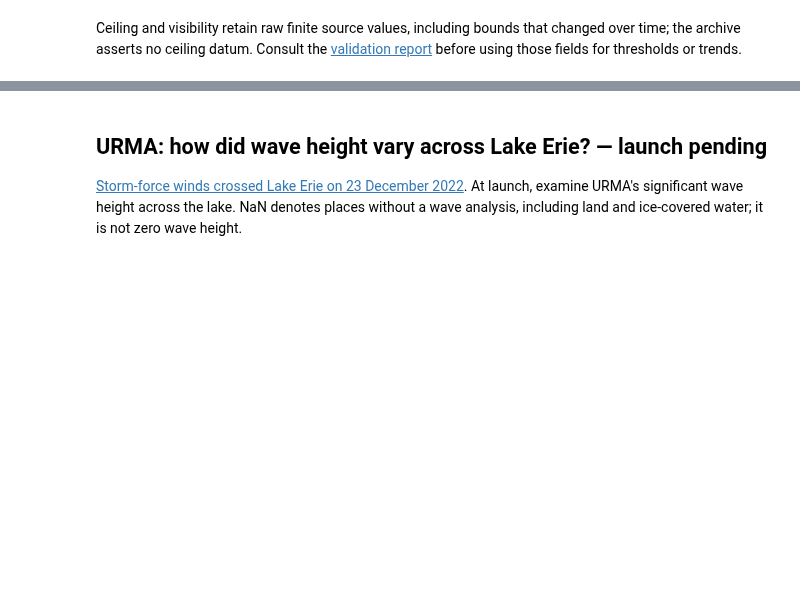
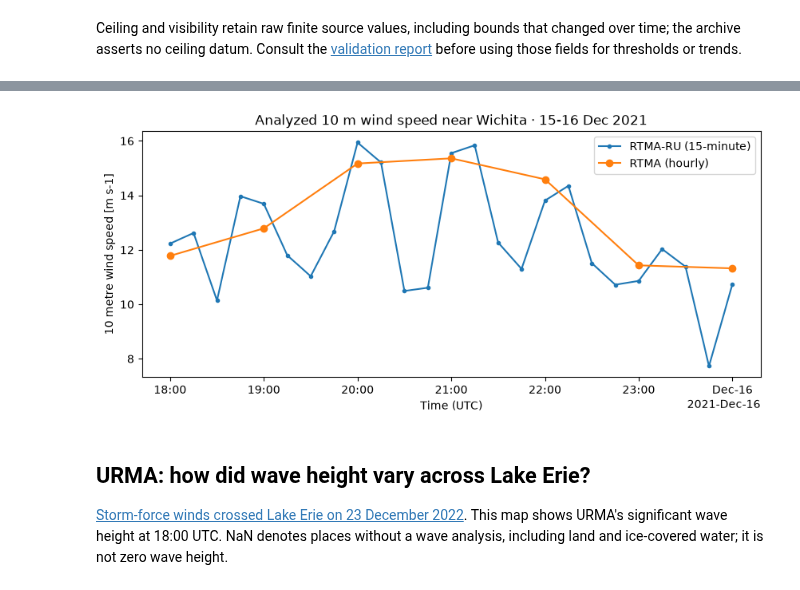
Before and after one commit to dynamical-org/notebooks, a Jupyter notebook: noaa-rtma-family.ipynb, the cells around one changed output, grey strips where cells are left out. Drawn from its saved outputs; the diff is of its cells as text; code cells hidden in the pictures; blank space fills up the shorter version.

Commit message:
Add executable RTMA-RU and URMA notebook examples

```diff
--- a/noaa-rtma-family.ipynb
+++ b/noaa-rtma-family.ipynb
@@ -149,0 +152,3 @@ The [15 December 2021 Plains wind event](https://www.weather.gov/ict/event_2021D
+# %%
+rtma_ru = dynamical_catalog.open("noaa-rtma-ru-analysis-virtual", chunks=None)
+rtma_ru
@@ -150,4 +173,31 @@ The [15 December 2021 Plains wind event](https://www.weather.gov/ict/event_2021D
+# %%
+ru_to_grid = Transformer.from_crs("EPSG:4326", rtma_ru.rio.crs, always_xy=True)
+ru_x, ru_y = ru_to_grid.transform(-97.33, 37.69)
+rtma_x, rtma_y = lon_lat_to_grid.transform(-97.33, 37.69)
+wind_window = slice("2021-12-15T18:00", "2021-12-16T00:00")
+
+ru_wind = (
+    rtma_ru["wind_speed_10m"]
+    .sel(time=wind_window)
+    .sel(x=ru_x, y=ru_y, method="nearest")
+    .load()
+)
+hourly_wind = (
+    rtma["wind_speed_10m"]
+    .sel(time=wind_window)
+    .sel(x=rtma_x, y=rtma_y, method="nearest")
+    .load()
+)
+
+fig, ax = plt.subplots(figsize=(10, 4))
+ru_wind.plot(ax=ax, marker=".", label="RTMA-RU (15-minute)")
+hourly_wind.plot(ax=ax, marker="o", label="RTMA (hourly)")
+ax.set_title("Analyzed 10 m wind speed near Wichita · 15-16 Dec 2021")
+ax.set_xlabel("Time (UTC)")
+ax.legend();
+# %% [output]
+[figure, added]
 # %% [markdown]
-## URMA: how did wave height vary across Lake Erie? — launch pending
+## URMA: how did wave height vary across Lake Erie?
 
-[Storm-force winds crossed Lake Erie on 23 December 2022](https://www.weather.gov/cle/event_Christmas_Blizzard_2022). At launch, examine URMA's significant wave height across the lake. NaN denotes places without a wave analysis, including land and ice-covered water; it is not zero wave height.
+[Storm-force winds crossed Lake Erie on 23 December 2022](https://www.weather.gov/cle/event_Christmas_Blizzard_2022). This map shows URMA's significant wave height at 18:00 UTC. NaN denotes places without a wave analysis, including land and ice-covered water; it is not zero wave height.
```
Also changed, not shown: parts of 8 cells of this notebook.
